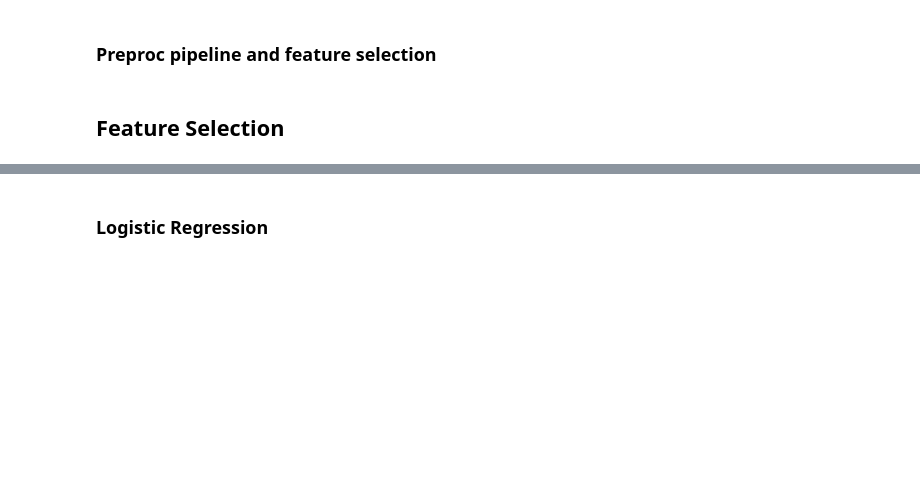
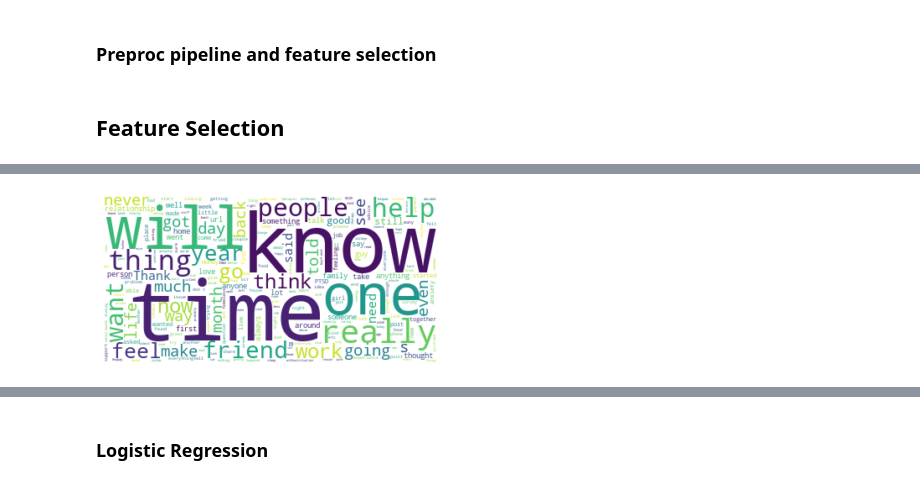
Before and after one commit to rradulov/dreaddit, a Jupyter notebook: notebooks/preprocessing_pipeline.ipynb, the cells around one changed output, grey strips where cells are left out. Drawn from its saved outputs; the diff is of its cells as text; code cells hidden in the pictures; blank space fills up the shorter version.

```diff
--- a/notebooks/preprocessing_pipeline.ipynb
+++ b/notebooks/preprocessing_pipeline.ipynb
@@ -164,0 +287,6 @@ y_test = clean_test['label']
+# %%
+plt.imshow(wordcloud_non_stressed, interpolation='bilinear')
+plt.axis("off")
+plt.show()
+# %% [output]
+[figure, added]
```
Also changed, not shown: parts of 34 cells of this notebook, 1 other file.
